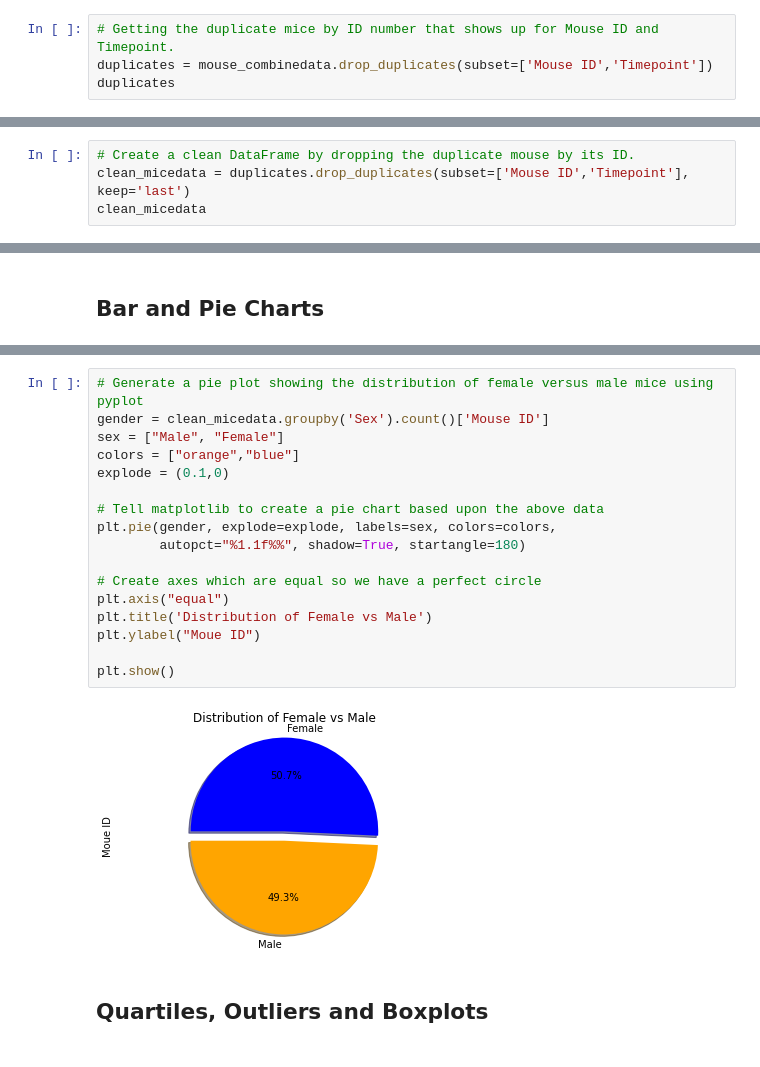
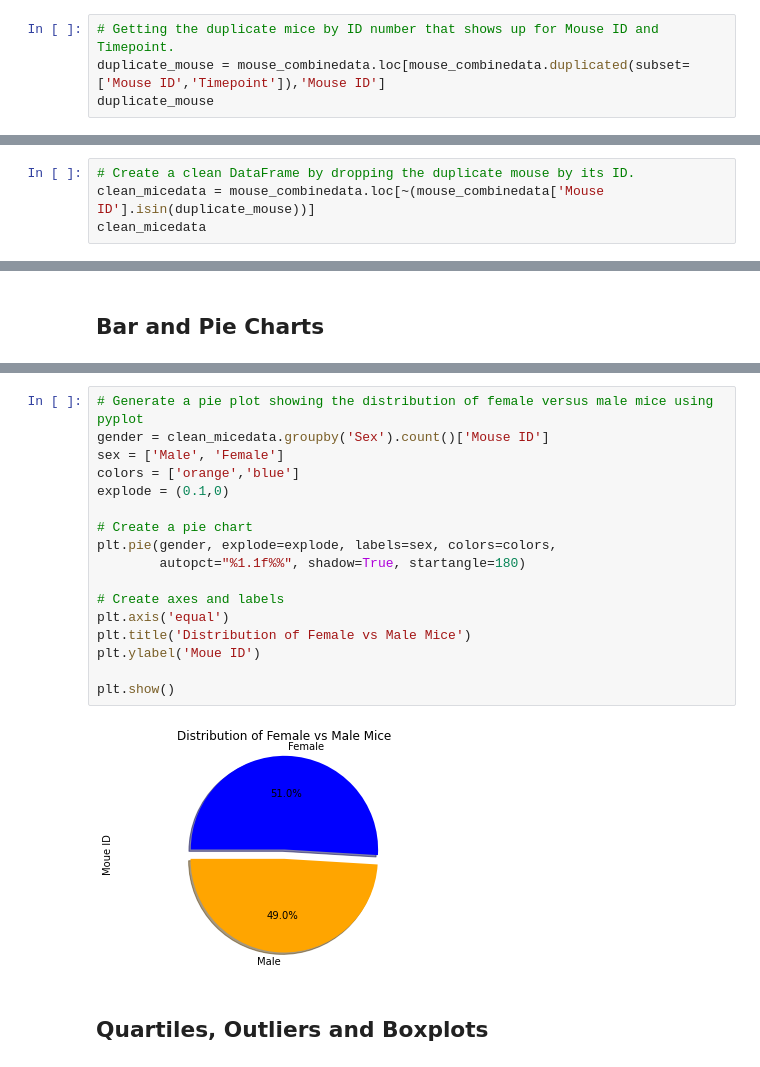
Before and after one commit to Sprettle/Matplotlib---The-Power-of-Plots, a Jupyter notebook: Pymaceuticals/pymaceuticals_starter.ipynb, the cells around one changed output, grey strips where cells are left out. Saved outputs shown, nothing was run; the diff lists cells and outputs as text.

```diff
--- a/Pymaceuticals/pymaceuticals_starter.ipynb
+++ b/Pymaceuticals/pymaceuticals_starter.ipynb
@@ -69,6 +71,6 @@ mouse_combinedata['Mouse ID'].nunique()
 249
 # %%
 # Getting the duplicate mice by ID number that shows up for Mouse ID and Timepoint.
-duplicates = mouse_combinedata.drop_duplicates(subset=['Mouse ID','Timepoint'])
-duplicates
+duplicate_mouse = mouse_combinedata.loc[mouse_combinedata.duplicated(subset=['Mouse ID','Timepoint']),'Mouse ID']
+duplicate_mouse
 # %% [output]
@@ -90,6 +102,6 @@ duplicates
 # %%
 # Create a clean DataFrame by dropping the duplicate mouse by its ID.
-clean_micedata = duplicates.drop_duplicates(subset=['Mouse ID','Timepoint'], keep='last')
+clean_micedata = mouse_combinedata.loc[~(mouse_combinedata['Mouse ID'].isin(duplicate_mouse))]
 clean_micedata
 # %% [output]
 |  | Mouse ID | Drug Regimen | Sex | Age_months | Weight (g) | Timepoint | Tumor Volume (mm3) | ... |
@@ -215,22 +208,22 @@ pie_plot = gender.plot.pie(y='Sex',title='Distribution of Female vs Male') #figs
 # %%
 # Generate a pie plot showing the distribution of female versus male mice using pyplot
 gender = clean_micedata.groupby('Sex').count()['Mouse ID']
-sex = ["Male", "Female"]
-colors = ["orange","blue"]
+sex = ['Male', 'Female']
+colors = ['orange','blue']
 explode = (0.1,0)
 
-# Tell matplotlib to create a pie chart based upon the above data
+# Create a pie chart
 plt.pie(gender, explode=explode, labels=sex, colors=colors,
         autopct="%1.1f%%", shadow=True, startangle=180)
 
-# Create axes which are equal so we have a perfect circle
-plt.axis("equal")
-plt.title('Distribution of Female vs Male')
-plt.ylabel("Moue ID")
+# Create axes and labels
+plt.axis('equal')
+plt.title('Distribution of Female vs Male Mice')
+plt.ylabel('Moue ID')
 
 plt.show()
 # %% [output]
-[figure, old version]
+[figure, new version]
 # %% [markdown]
 ## Quartiles, Outliers and Boxplots
 # %%
```
Also changed, not shown: parts of 21 cells of this notebook, 1 other file.
